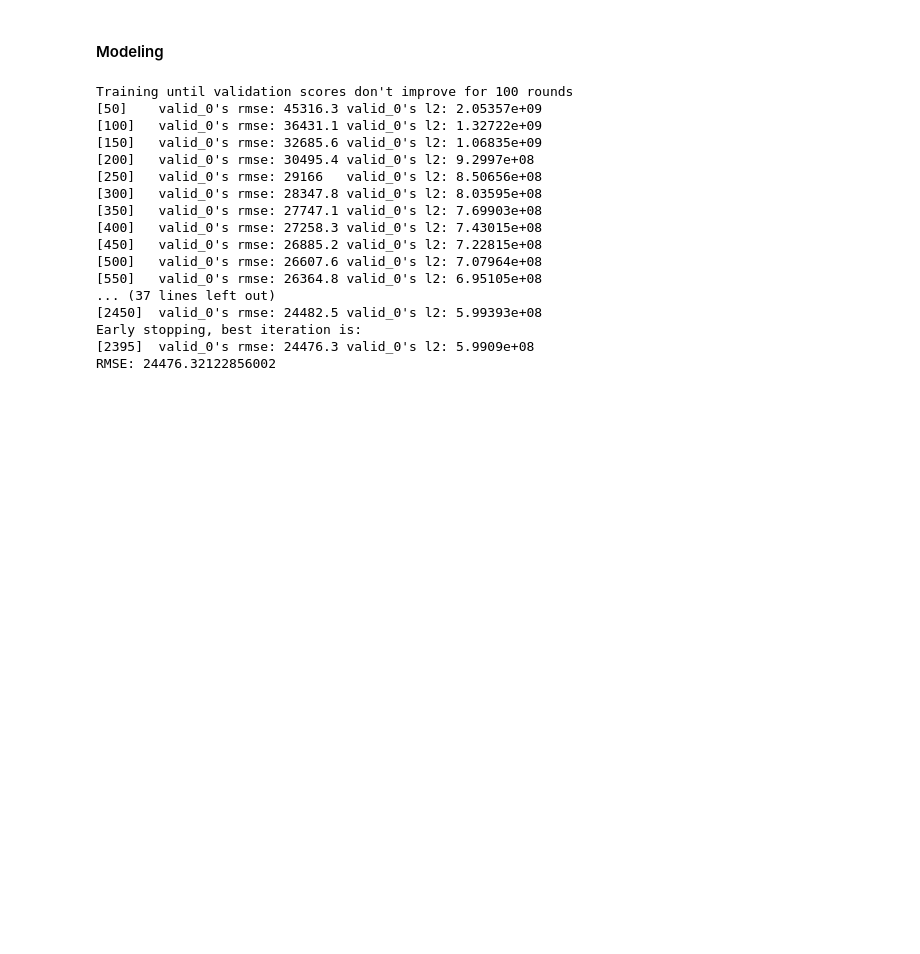
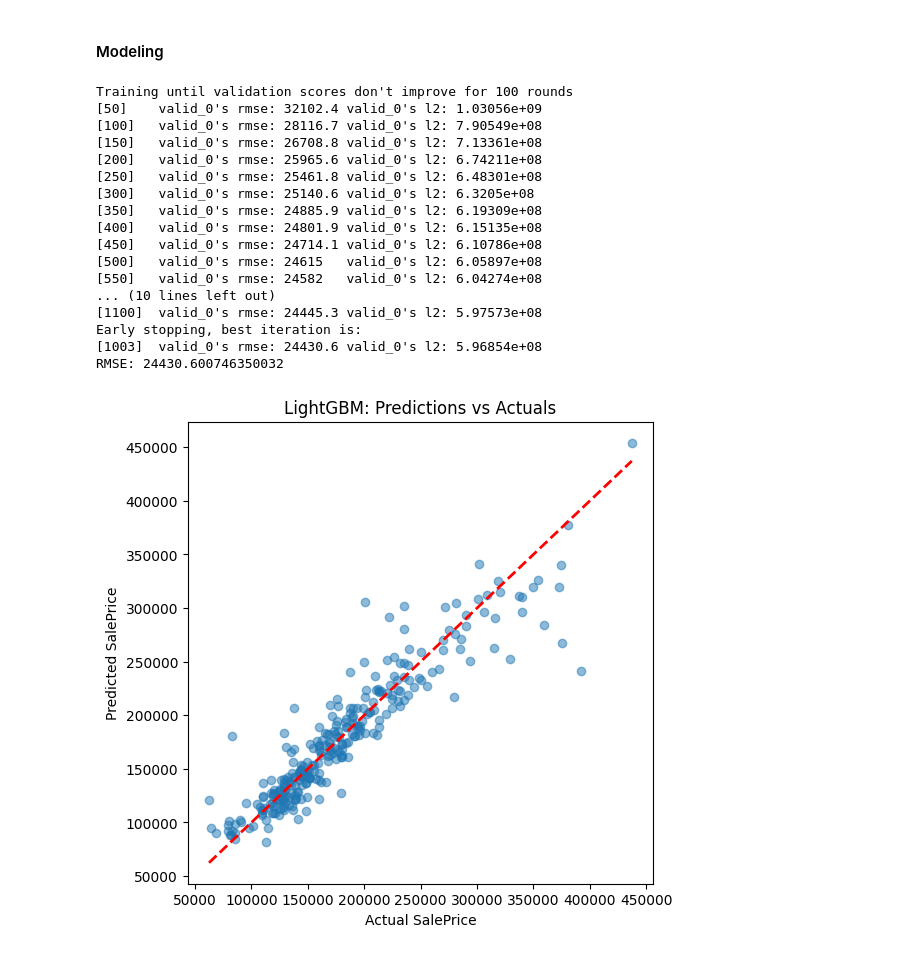
Before and after one commit to hantayc/advanced-regression-house-price, a Jupyter notebook: main.ipynb, the cells around one changed output. Saved outputs shown, nothing was run; the diff lists cells and outputs as text; code cells hidden in the pictures; blank space fills up the shorter version.

Commit message:
pushing performance visuals

```diff
--- a/main.ipynb
+++ b/main.ipynb
@@ -265,14 +265,14 @@ for col in cat_cols:
 X_train, X_valid, y_train, y_valid = train_test_split(X, y, test_size=0.2, random_state=123)
 
 model = lgb.LGBMRegressor(
-    n_estimators=5000,
-    learning_rate=0.02,
+    n_estimators=1500,
+    learning_rate=0.062,
     num_leaves=32,
     max_depth = 1,
     subsample=0.8,
     colsample_bytree=0.8,
-    reg_alpha=0.5, # L1 penalty (LASSO)
-    reg_lambda=1.0, # L2 penalty (ridge)
+    # reg_alpha=0.5, # L1 penalty (LASSO)
+    # reg_lambda=1.0, # L2 penalty (ridge)
     random_state=123,
     n_jobs = -1,
     verbose = -1
@@ -297,19 +297,31 @@ rmse = np.sqrt(mse)
 print("RMSE:", rmse)
 # %% [output]
 Training until validation scores don't improve for 100 rounds
-[50]    valid_0's rmse: 45316.3 valid_0's l2: 2.05357e+09
-[100]   valid_0's rmse: 36431.1 valid_0's l2: 1.32722e+09
-[150]   valid_0's rmse: 32685.6 valid_0's l2: 1.06835e+09
-[200]   valid_0's rmse: 30495.4 valid_0's l2: 9.2997e+08
-[250]   valid_0's rmse: 29166   valid_0's l2: 8.50656e+08
-[300]   valid_0's rmse: 28347.8 valid_0's l2: 8.03595e+08
-[350]   valid_0's rmse: 27747.1 valid_0's l2: 7.69903e+08
-[400]   valid_0's rmse: 27258.3 valid_0's l2: 7.43015e+08
-[450]   valid_0's rmse: 26885.2 valid_0's l2: 7.22815e+08
-[500]   valid_0's rmse: 26607.6 valid_0's l2: 7.07964e+08
-[550]   valid_0's rmse: 26364.8 valid_0's l2: 6.95105e+08
-... (37 lines left out)
-[2450]  valid_0's rmse: 24482.5 valid_0's l2: 5.99393e+08
+[50]    valid_0's rmse: 32102.4 valid_0's l2: 1.03056e+09
+[100]   valid_0's rmse: 28116.7 valid_0's l2: 7.90549e+08
+[150]   valid_0's rmse: 26708.8 valid_0's l2: 7.13361e+08
+[200]   valid_0's rmse: 25965.6 valid_0's l2: 6.74211e+08
+[250]   valid_0's rmse: 25461.8 valid_0's l2: 6.48301e+08
+[300]   valid_0's rmse: 25140.6 valid_0's l2: 6.3205e+08
+[350]   valid_0's rmse: 24885.9 valid_0's l2: 6.19309e+08
+[400]   valid_0's rmse: 24801.9 valid_0's l2: 6.15135e+08
+[450]   valid_0's rmse: 24714.1 valid_0's l2: 6.10786e+08
+[500]   valid_0's rmse: 24615   valid_0's l2: 6.05897e+08
+[550]   valid_0's rmse: 24582   valid_0's l2: 6.04274e+08
+... (10 lines left out)
+[1100]  valid_0's rmse: 24445.3 valid_0's l2: 5.97573e+08
 Early stopping, best iteration is:
-[2395]  valid_0's rmse: 24476.3 valid_0's l2: 5.9909e+08
-RMSE: 24476.32122856002
+[1003]  valid_0's rmse: 24430.6 valid_0's l2: 5.96854e+08
+RMSE: 24430.600746350032
+# %%
+plt.figure(figsize=(6,6))
+plt.scatter(y_valid, pred, alpha=0.5)
+plt.plot([y_valid.min(), y_valid.max()],
+         [y_valid.min(), y_valid.max()],
+         'r--', lw=2)  # perfect prediction line
+plt.xlabel("Actual SalePrice")
+plt.ylabel("Predicted SalePrice")
+plt.title("LightGBM: Predictions vs Actuals")
+plt.show()
+# %% [output]
+[figure, added]
```
Also changed, not shown: parts of 1 cell of this notebook.
